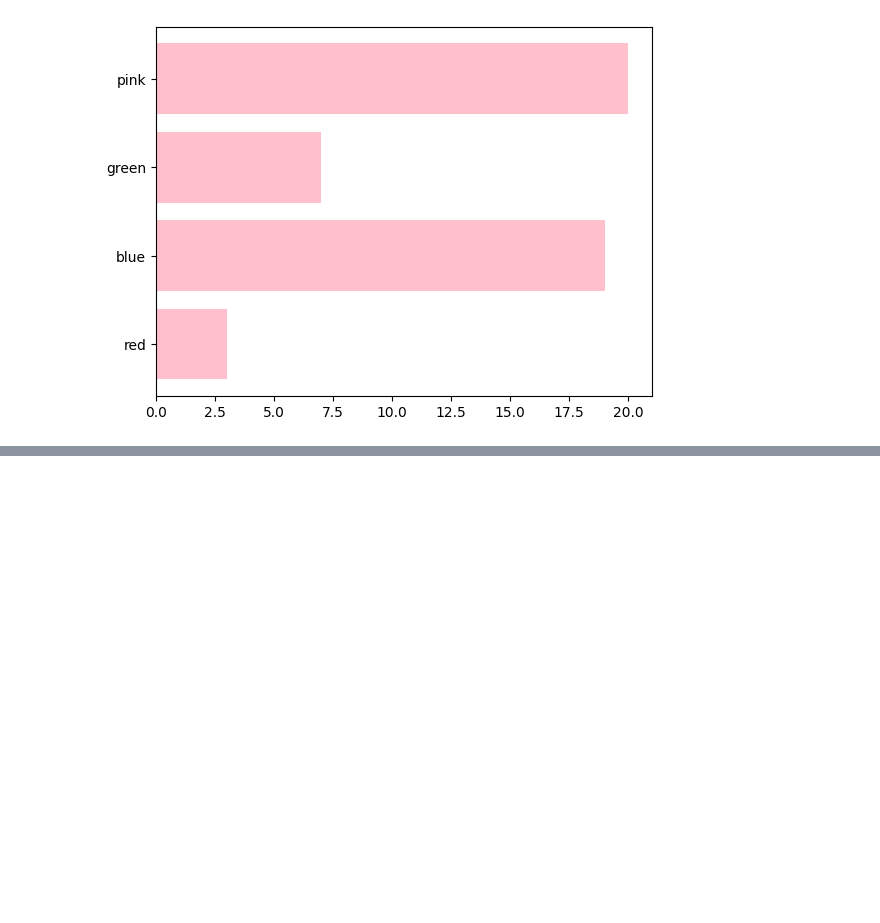
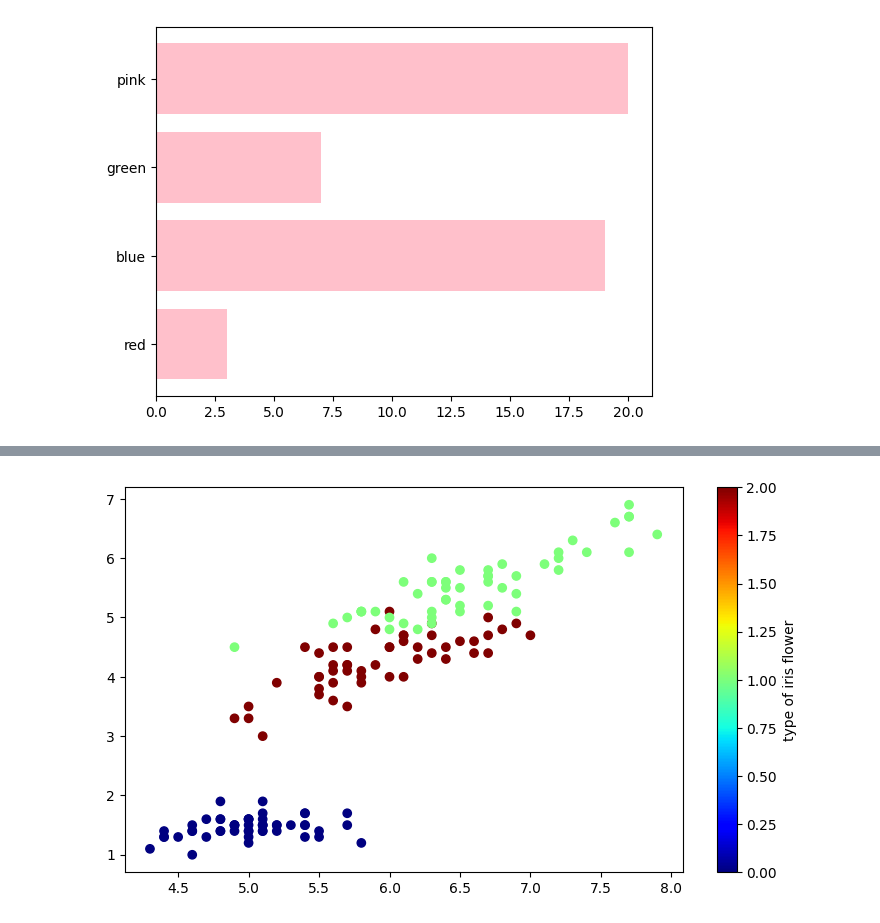
Before and after one commit to sthasarita/Matplotlib_Seaborn, a Jupyter notebook: Practice2.ipynb, the cells around one changed output, grey strips where cells are left out. Cells and saved outputs as stored; diff of their text form; code cells hidden in the pictures; blank space fills up the shorter version.

```diff
--- a/Practice2.ipynb
+++ b/Practice2.ipynb
@@ -153,0 +177,2 @@ plt.barh(color , children , color = "pink")
+# %%
+iris = pd.read_csv("iris.csv")
@@ -153,0 +195,7 @@ plt.barh(color , children , color = "pink")
+# %%
+plt.figure(figsize = (9,5))
+plt.scatter(iris["SepalLengthCm"], iris["PetalLengthCm"],c = iris["Species"], cmap = "jet")
+plt.colorbar(label = "type of iris flower")
+plt.show()
+# %% [output]
+[figure, added]
```
Also changed, not shown: parts of 7 cells of this notebook, 3 other files.
